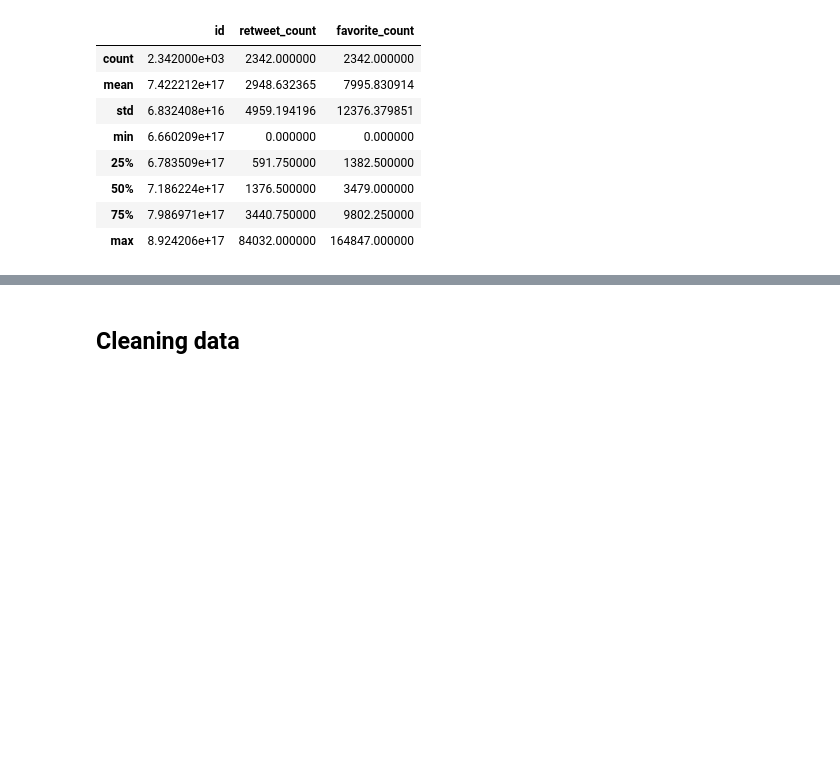
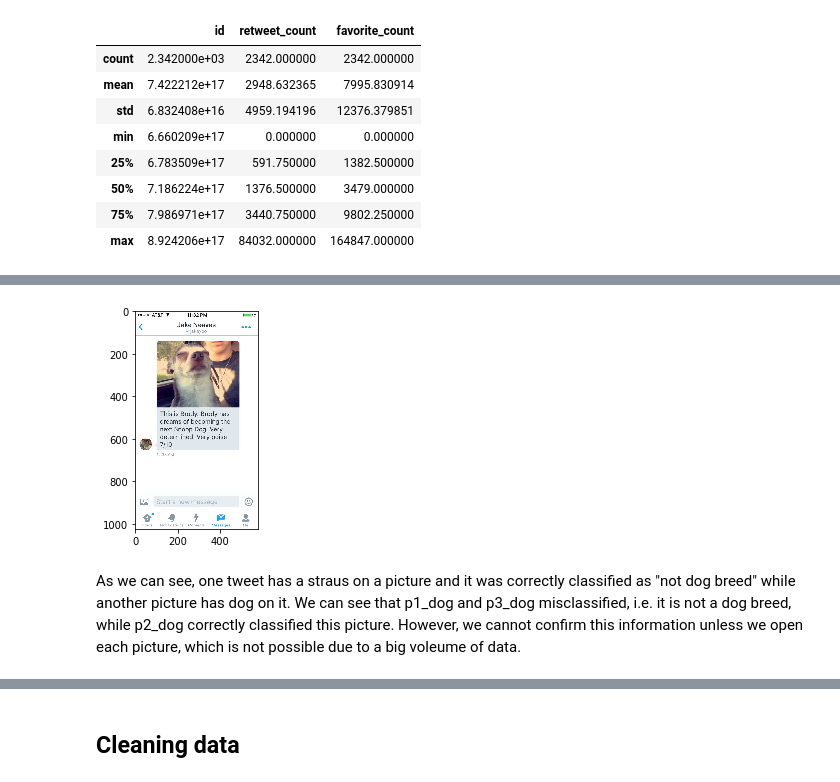
Before and after one commit to taglitis/weratedogs, a Jupyter notebook: wrangle_act.ipynb, the cells around one changed output, grey strips where cells are left out. Drawn from its saved outputs; the diff is of its cells as text; code cells hidden in the pictures; blank space fills up the shorter version.

```diff
--- a/wrangle_act.ipynb
+++ b/wrangle_act.ipynb
@@ -353,3 +383,10 @@ tweets_api.describe()
+# %%
+img=mpimg.imread('small_doggy.jpg')
+imgplot = plt.imshow(img)
+# %% [output]
+[figure, added]
+# %% [markdown]
+As we can see, one tweet has a straus on a picture and it was correctly classified as "not dog breed" while another picture has dog on it. We can see that p1_dog and p3_dog misclassified, i.e. it is not a dog breed, while p2_dog correctly classified this picture. However, we cannot confirm this information unless we open each picture, which is not possible due to a big voleume of data.
 # %% [markdown]
 **Quality**
 
```
Also changed, not shown: parts of 111 cells of this notebook, 1 other file.
